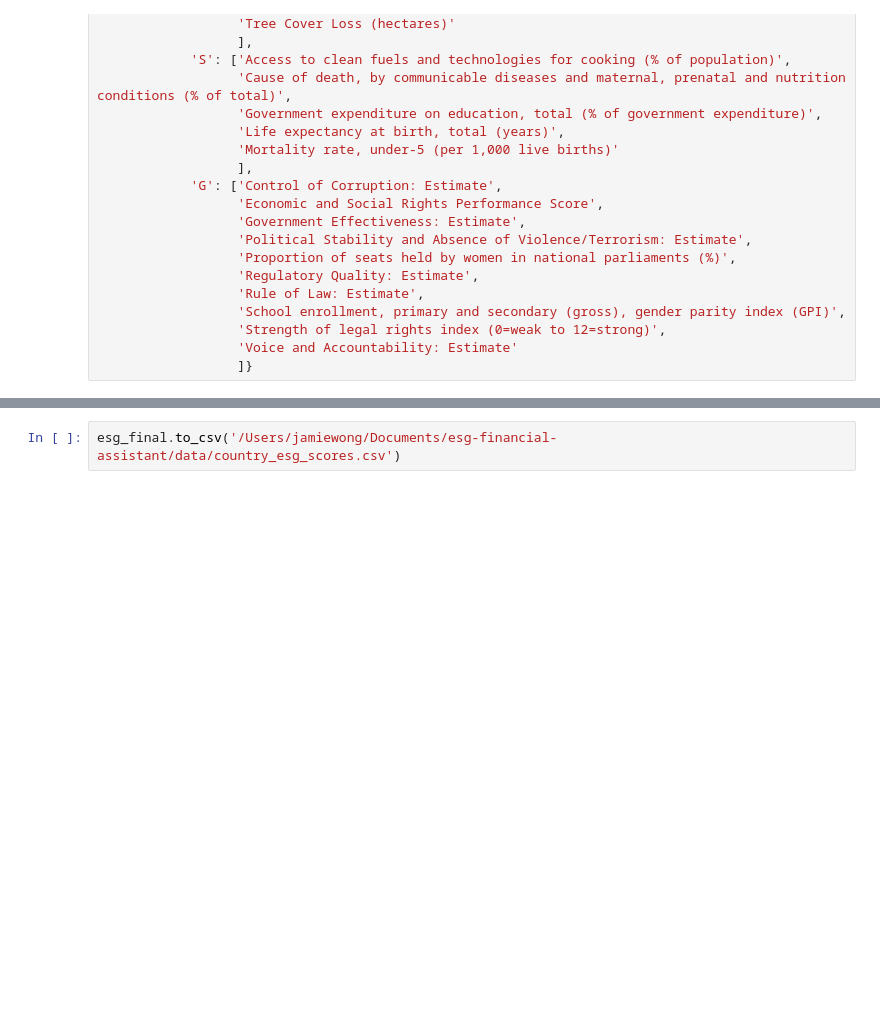
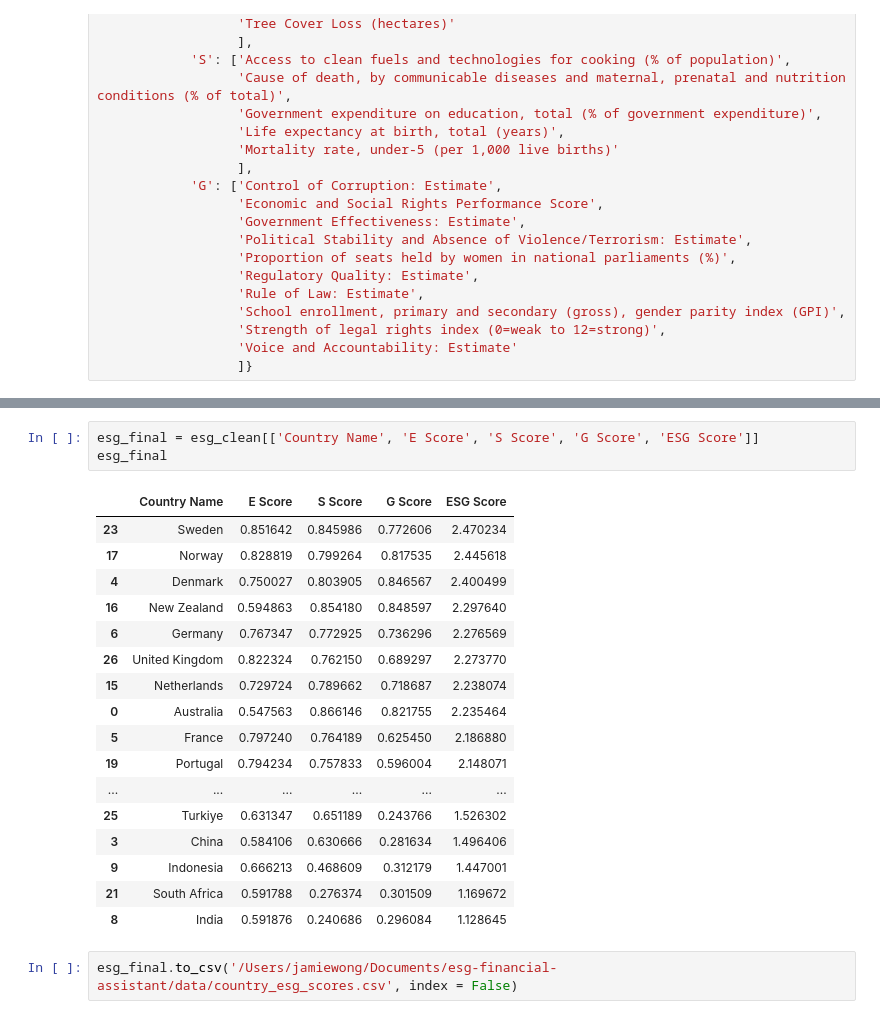
Before and after one commit to AI4ALL-ESG-Investing/esg-financial-assistant, a Jupyter notebook: notebooks/Country ESG Scores.ipynb, the cells around one changed output, grey strips where cells are left out. Cells and saved outputs as stored; diff of their text form; blank space fills up the shorter version.

```diff
--- a/notebooks/Country ESG Scores.ipynb
+++ b/notebooks/Country ESG Scores.ipynb
@@ -265,2 +288,23 @@ esg_final
+# %%
+esg_final = esg_clean[['Country Name', 'E Score', 'S Score', 'G Score', 'ESG Score']]
+esg_final
+# %% [output]
+|  | Country Name | E Score | S Score | G Score | ESG Score |
+| 23 | Sweden | 0.851642 | 0.845986 | 0.772606 | 2.470234 |
+| 17 | Norway | 0.828819 | 0.799264 | 0.817535 | 2.445618 |
+| 4 | Denmark | 0.750027 | 0.803905 | 0.846567 | 2.400499 |
+| 16 | New Zealand | 0.594863 | 0.854180 | 0.848597 | 2.297640 |
+| 6 | Germany | 0.767347 | 0.772925 | 0.736296 | 2.276569 |
+| 26 | United Kingdom | 0.822324 | 0.762150 | 0.689297 | 2.273770 |
+| 15 | Netherlands | 0.729724 | 0.789662 | 0.718687 | 2.238074 |
+| 0 | Australia | 0.547563 | 0.866146 | 0.821755 | 2.235464 |
+| 5 | France | 0.797240 | 0.764189 | 0.625450 | 2.186880 |
+| 19 | Portugal | 0.794234 | 0.757833 | 0.596004 | 2.148071 |
+| ... | ... | ... | ... | ... | ... |
+| 25 | Turkiye | 0.631347 | 0.651189 | 0.243766 | 1.526302 |
+| 3 | China | 0.584106 | 0.630666 | 0.281634 | 1.496406 |
+| 9 | Indonesia | 0.666213 | 0.468609 | 0.312179 | 1.447001 |
+| 21 | South Africa | 0.591788 | 0.276374 | 0.301509 | 1.169672 |
+| 8 | India | 0.591876 | 0.240686 | 0.296084 | 1.128645 |
 # %%
-esg_final.to_csv('/Users/jamiewong/Documents/esg-financial-assistant/data/country_esg_scores.csv')
+esg_final.to_csv('/Users/jamiewong/Documents/esg-financial-assistant/data/country_esg_scores.csv', index = False)
```
Also changed, not shown: parts of 4 cells of this notebook, 1 other file.
